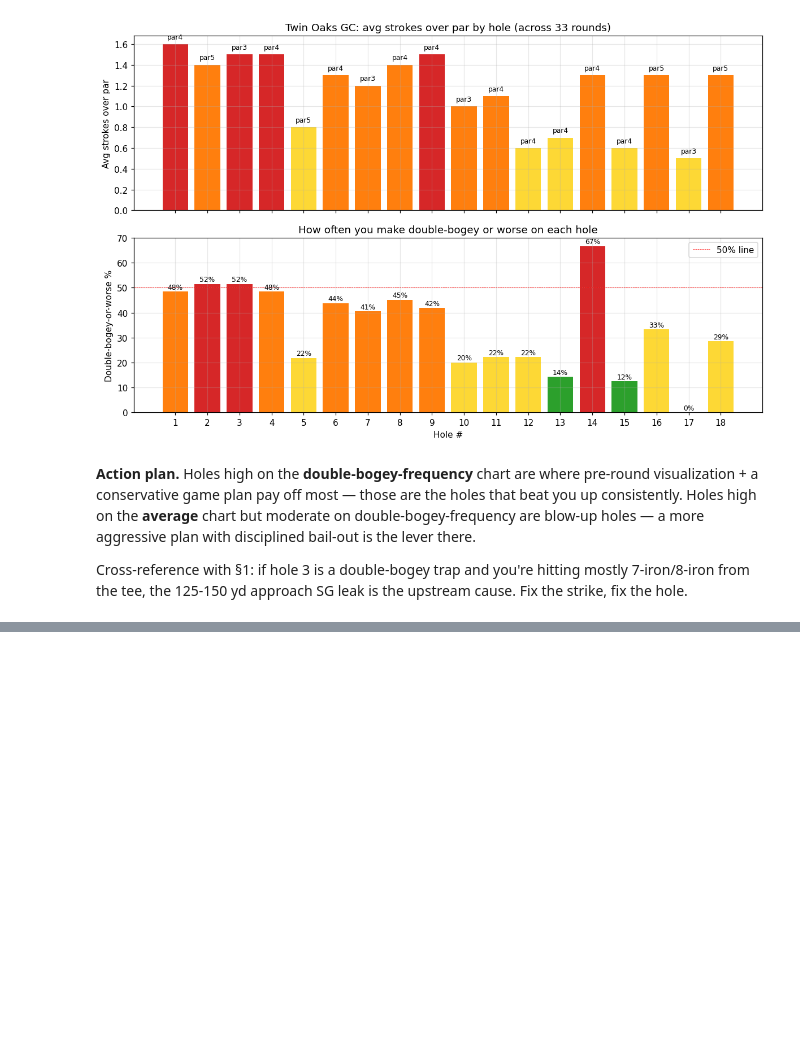
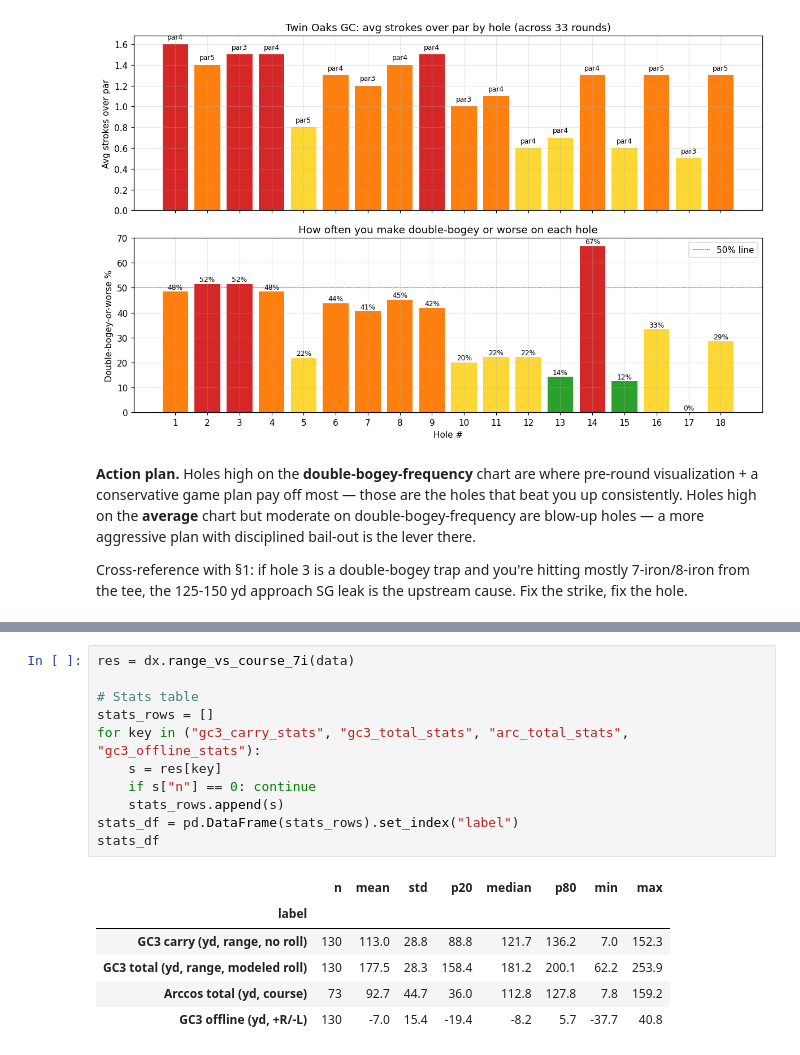
Before and after one commit to zachfreitas/golf, a Jupyter notebook: Arccos_Targeted_Diagnostics.ipynb, the cells around one changed output, grey strips where cells are left out. Saved outputs shown, nothing was run; the diff lists cells and outputs as text; blank space fills up the shorter version.

```diff
--- a/Arccos_Targeted_Diagnostics.ipynb
+++ b/Arccos_Targeted_Diagnostics.ipynb
@@ -288,0 +304,18 @@ upstream cause. Fix the strike, fix the hole.
+# %%
+res = dx.range_vs_course_7i(data)
+
+# Stats table
+stats_rows = []
+for key in ("gc3_carry_stats", "gc3_total_stats", "arc_total_stats", "gc3_offline_stats"):
+    s = res[key]
+    if s["n"] == 0: continue
+    stats_rows.append(s)
+stats_df = pd.DataFrame(stats_rows).set_index("label")
+stats_df
+# %% [output]
+|  | n | mean | std | p20 | median | p80 | min | max |
+| label |  |  |  |  |  |  |  |  |
+| GC3 carry (yd, range, no roll) | 130 | 113.0 | 28.8 | 88.8 | 121.7 | 136.2 | 7.0 | 152.3 |
+| GC3 total (yd, range, modeled roll) | 130 | 177.5 | 28.3 | 158.4 | 181.2 | 200.1 | 62.2 | 253.9 |
+| Arccos total (yd, course) | 73 | 92.7 | 44.7 | 36.0 | 112.8 | 127.8 | 7.8 | 159.2 |
+| GC3 offline (yd, +R/-L) | 130 | -7.0 | 15.4 | -19.4 | -8.2 | 5.7 | -37.7 | 40.8 |
```
Also changed, not shown: parts of 3 cells of this notebook, 4 other files.
